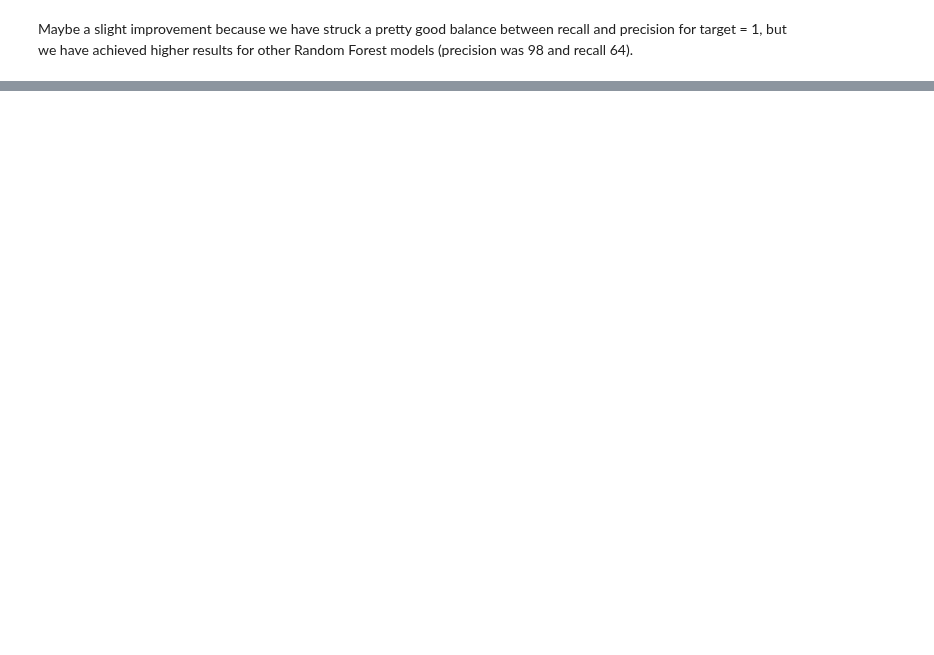
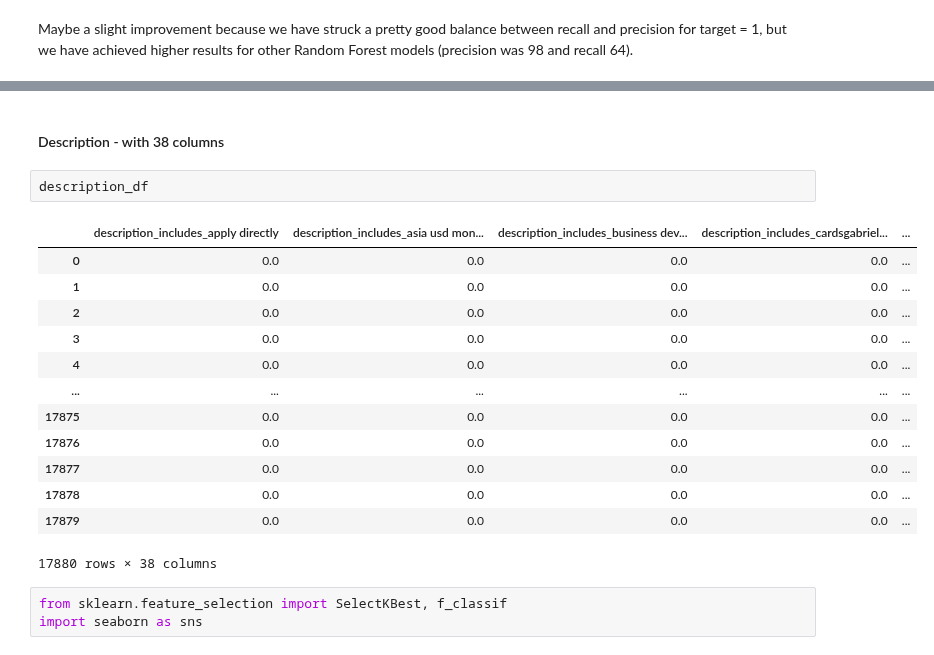
Before and after one commit to ecw70574/dsci2_final_project, a Jupyter notebook: TestingVectorization.ipynb, the cells around one changed output, grey strips where cells are left out. Cells and saved outputs as stored; diff of their text form; blank space fills up the shorter version.

```diff
--- a/TestingVectorization.ipynb
+++ b/TestingVectorization.ipynb
@@ -720,0 +729,21 @@ Maybe a slight improvement because we have struck a pretty good balance between
+# %% [markdown]
+#### Description - with 38 columns
+# %%
+description_df
+# %% [output]
+|  | description_includes_apply directly | description_includes_asia usd mon... | description_includes_business dev... | description_includes_cardsgabriel... | ... |
+| 0 | 0.0 | 0.0 | 0.0 | 0.0 | ... |
+| 1 | 0.0 | 0.0 | 0.0 | 0.0 | ... |
+| 2 | 0.0 | 0.0 | 0.0 | 0.0 | ... |
+| 3 | 0.0 | 0.0 | 0.0 | 0.0 | ... |
+| 4 | 0.0 | 0.0 | 0.0 | 0.0 | ... |
+| ... | ... | ... | ... | ... | ... |
+| 17875 | 0.0 | 0.0 | 0.0 | 0.0 | ... |
+| 17876 | 0.0 | 0.0 | 0.0 | 0.0 | ... |
+| 17877 | 0.0 | 0.0 | 0.0 | 0.0 | ... |
+| 17878 | 0.0 | 0.0 | 0.0 | 0.0 | ... |
+| 17879 | 0.0 | 0.0 | 0.0 | 0.0 | ... |
+17880 rows × 38 columns
+# %%
+from sklearn.feature_selection import SelectKBest, f_classif
+import seaborn as sns
```
Also changed, not shown: parts of 23 cells of this notebook.
